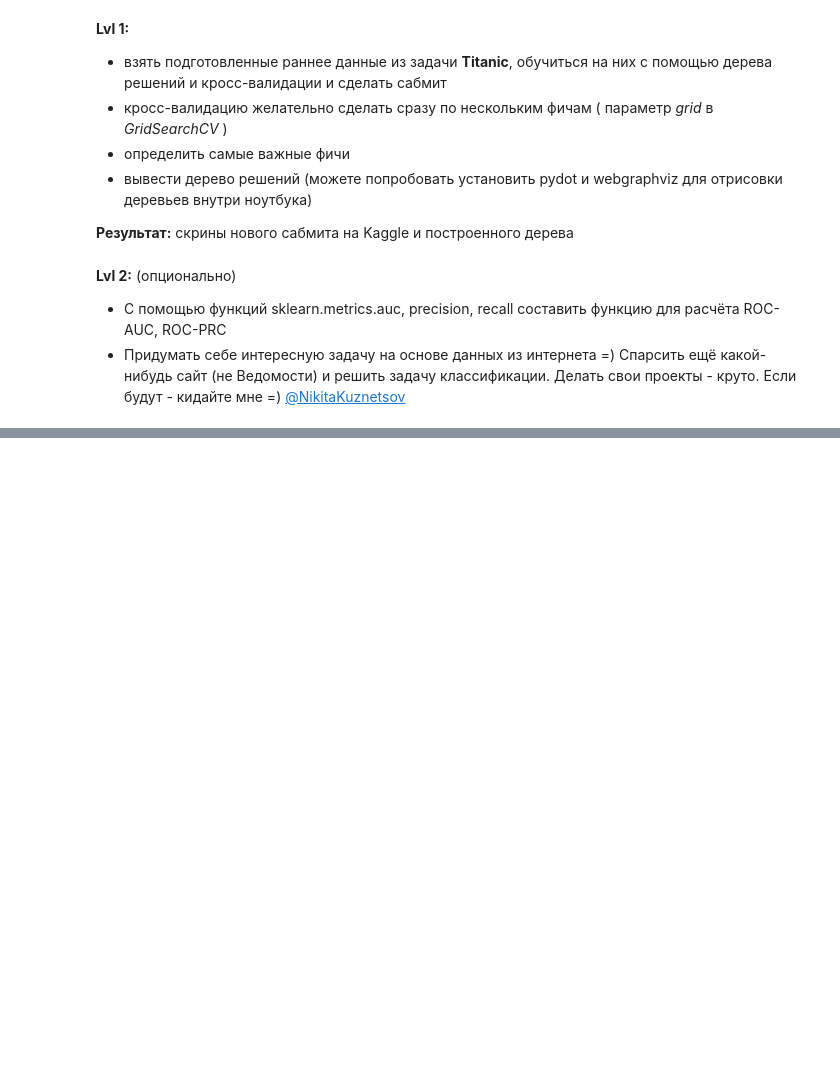
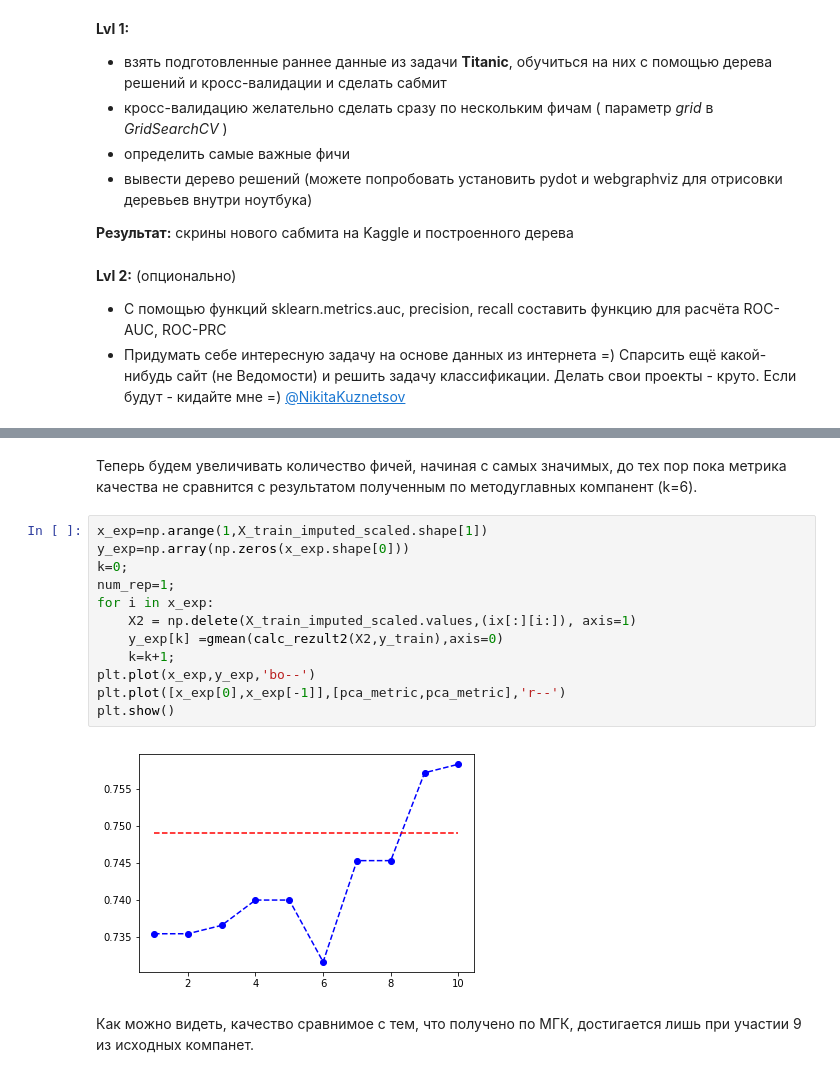
Before and after one commit to rurm/home_works_python, a Jupyter notebook: 6 homework.ipynb, the cells around one changed output, grey strips where cells are left out. Saved outputs shown, nothing was run; the diff lists cells and outputs as text; blank space fills up the shorter version.

```diff
--- a/6 homework.ipynb
+++ b/6 homework.ipynb
@@ -154,0 +130,18 @@ plt.show()
+# %% [markdown]
+Теперь будем увеличивать количество фичей, начиная с самых значимых, до тех пор пока метрика качества не сравнится с результатом полученным по методуглавных компанент (k=6).
+# %%
+x_exp=np.arange(1,X_train_imputed_scaled.shape[1])
+y_exp=np.array(np.zeros(x_exp.shape[0]))
+k=0;
+num_rep=1;
+for i in x_exp:
+    X2 = np.delete(X_train_imputed_scaled.values,(ix[:][i:]), axis=1)
+    y_exp[k] =gmean(calc_rezult2(X2,y_train),axis=0)
+    k=k+1;
+plt.plot(x_exp,y_exp,'bo--')
+plt.plot([x_exp[0],x_exp[-1]],[pca_metric,pca_metric],'r--')
+plt.show()
+# %% [output]
+[figure, added]
+# %% [markdown]
+Как можно видеть, качество сравнимое с тем, что получено по МГК, достигается лишь при участии 9 из исходных компанет.
```
Also changed, not shown: parts of 27 cells of this notebook.
